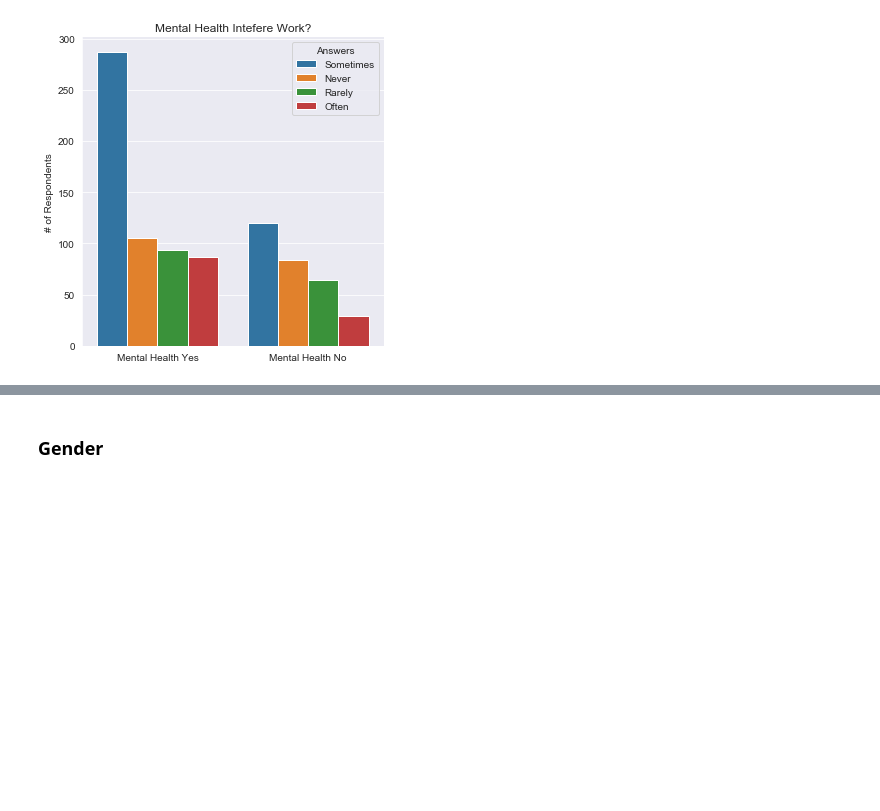
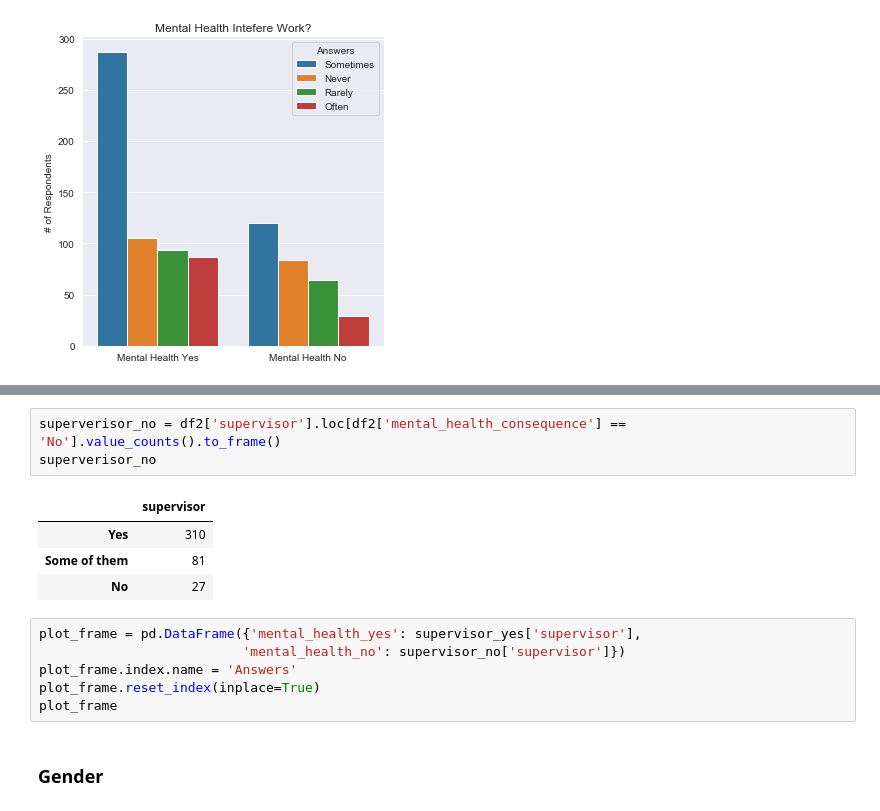
Before and after one commit to carlosiruiz/Mental_Health_Analysis-, a Jupyter notebook: justin_eda_notebook.ipynb, the cells around one changed output, grey strips where cells are left out. Cells and saved outputs as stored; diff of their text form; blank space fills up the shorter version.

```diff
--- a/justin_eda_notebook.ipynb
+++ b/justin_eda_notebook.ipynb
@@ -382,3 +403,17 @@ Saving figure mental_health_int_work
+# %%
+superverisor_no = df2['supervisor'].loc[df2['mental_health_consequence'] == 'No'].value_counts().to_frame()
+superverisor_no
+# %% [output]
+|  | supervisor |
+| Yes | 310 |
+| Some of them | 81 |
+| No | 27 |
+# %%
+plot_frame = pd.DataFrame({'mental_health_yes': supervisor_yes['supervisor'],
+                          'mental_health_no': supervisor_no['supervisor']})
+plot_frame.index.name = 'Answers'
+plot_frame.reset_index(inplace=True)
+plot_frame
 # %% [markdown]
 ### Gender
 # %%
```
Also changed, not shown: parts of 8 cells of this notebook, 1 other file.
